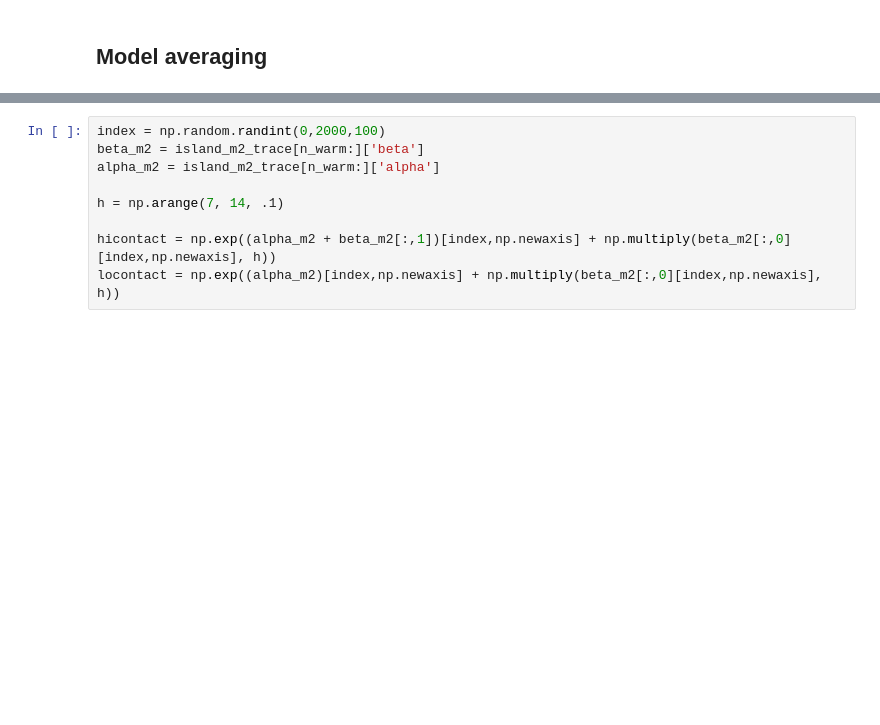
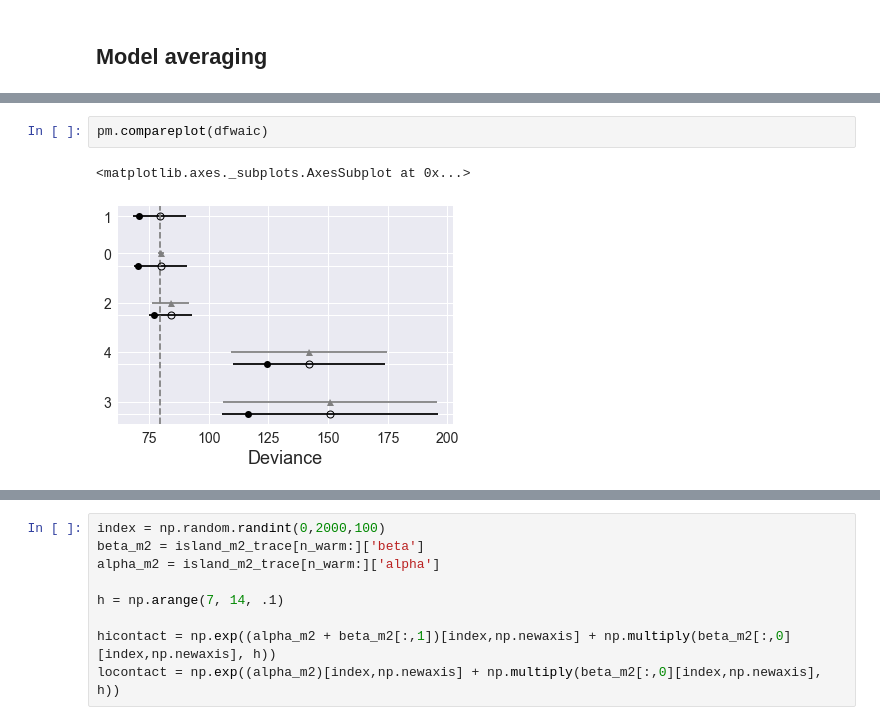
Before and after one commit to agarbuno/bayesreg, a Jupyter notebook: tutorial-p2.ipynb, the cells around one changed output, grey strips where cells are left out. Cells and saved outputs as stored; diff of their text form; blank space fills up the shorter version.

```diff
--- a/tutorial-p2.ipynb
+++ b/tutorial-p2.ipynb
@@ -754,3 +766,8 @@ dfwaic
+# %%
+pm.compareplot(dfwaic)
+# %% [output]
+<matplotlib.axes._subplots.AxesSubplot at 0x...>
+[figure, added]
 # %%
 weights = dfwaic.weight[range(2)]/dfwaic.weight[range(2)].sum()
 weights
```
Also changed, not shown: parts of 28 cells of this notebook, 3 other files.
